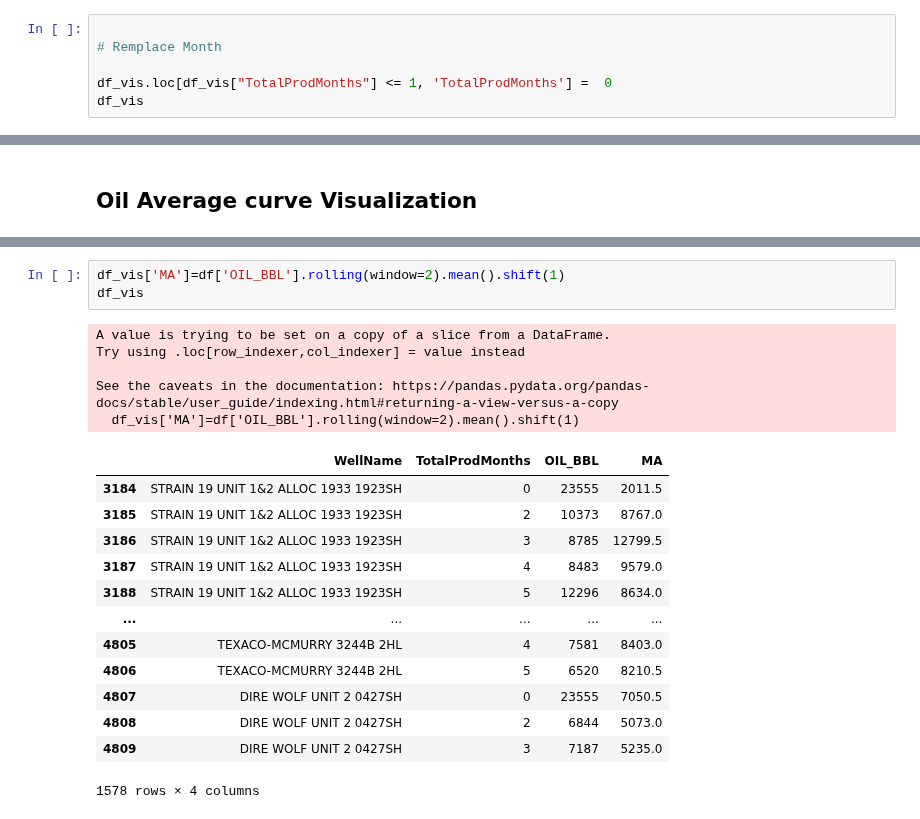
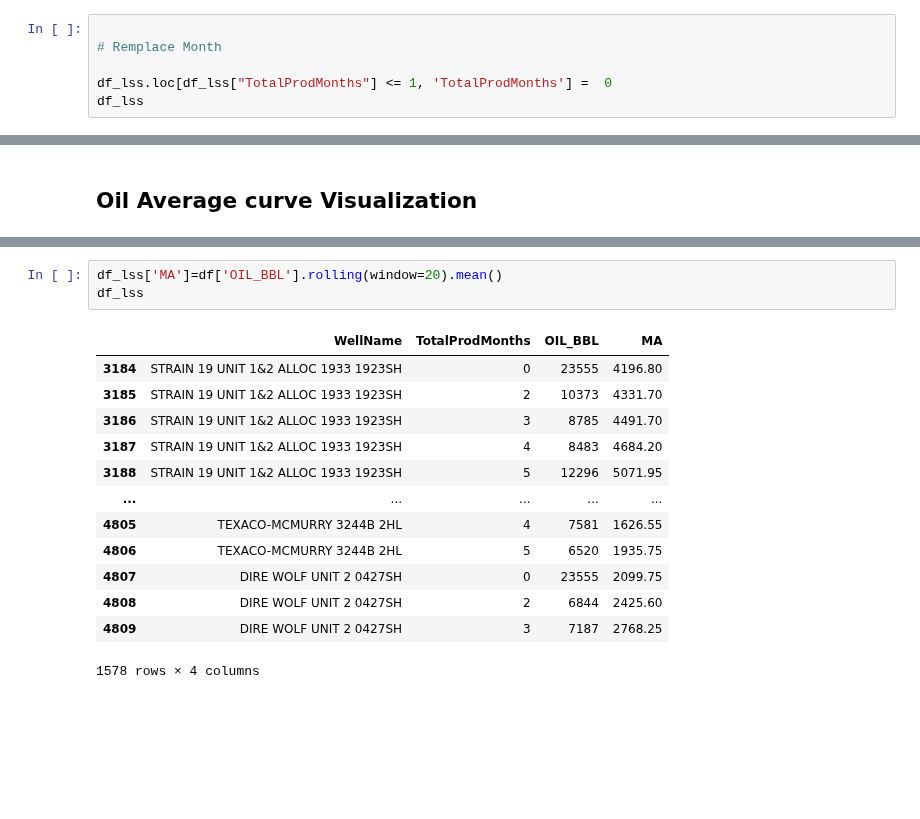
Before and after one commit to dasxgo/rocket-app, a Jupyter notebook: tap_rock_shlitz.ipynb, the cells around one changed output, grey strips where cells are left out. Drawn from its saved outputs; the diff is of its cells as text; blank space fills up the shorter version.

```diff
--- a/tap_rock_shlitz.ipynb
+++ b/tap_rock_shlitz.ipynb
@@ -246,8 +248,8 @@ df_vis
 
 # Remplace Month
 
-df_vis.loc[df_vis["TotalProdMonths"] <= 1, 'TotalProdMonths'] =  0
-df_vis
+df_lss.loc[df_lss["TotalProdMonths"] <= 1, 'TotalProdMonths'] =  0
+df_lss
 # %% [output]
 |  | WellName | TotalProdMonths | OIL_BBL |
 | 3184 | STRAIN 19 UNIT 1&2 ALLOC 1933 1923SH | 0 | 23555 |
@@ -303,22 +305,17 @@ df_vis
 # %%
-df_vis['MA']=df['OIL_BBL'].rolling(window=2).mean().shift(1)
-df_vis
+df_lss['MA']=df['OIL_BBL'].rolling(window=20).mean()
+df_lss
 # %% [output]
+|  | WellName | TotalProdMonths | OIL_BBL | MA |
+| 3184 | STRAIN 19 UNIT 1&2 ALLOC 1933 1923SH | 0 | 23555 | 4196.80 |
+| 3185 | STRAIN 19 UNIT 1&2 ALLOC 1933 1923SH | 2 | 10373 | 4331.70 |
+| 3186 | STRAIN 19 UNIT 1&2 ALLOC 1933 1923SH | 3 | 8785 | 4491.70 |
+| 3187 | STRAIN 19 UNIT 1&2 ALLOC 1933 1923SH | 4 | 8483 | 4684.20 |
+| 3188 | STRAIN 19 UNIT 1&2 ALLOC 1933 1923SH | 5 | 12296 | 5071.95 |
+| ... | ... | ... | ... | ... |
+| 4805 | TEXACO-MCMURRY 3244B 2HL | 4 | 7581 | 1626.55 |
+| 4806 | TEXACO-MCMURRY 3244B 2HL | 5 | 6520 | 1935.75 |
+| 4807 | DIRE WOLF UNIT 2 0427SH | 0 | 23555 | 2099.75 |
+| 4808 | DIRE WOLF UNIT 2 0427SH | 2 | 6844 | 2425.60 |
+| 4809 | DIRE WOLF UNIT 2 0427SH | 3 | 7187 | 2768.25 |
-A value is trying to be set on a copy of a slice from a DataFrame.
-Try using .loc[row_indexer,col_indexer] = value instead
-
-See the caveats in the documentation: https://pandas.pydata.org/pandas-docs/stable/user_guide/indexing.html#returning-a-view-versus-a-copy
-  df_vis['MA']=df['OIL_BBL'].rolling(window=2).mean().shift(1)
+1578 rows × 4 columns
-|  | WellName | TotalProdMonths | OIL_BBL | MA |
-| 3184 | STRAIN 19 UNIT 1&2 ALLOC 1933 1923SH | 0 | 23555 | 2011.5 |
-| 3185 | STRAIN 19 UNIT 1&2 ALLOC 1933 1923SH | 2 | 10373 | 8767.0 |
-| 3186 | STRAIN 19 UNIT 1&2 ALLOC 1933 1923SH | 3 | 8785 | 12799.5 |
-| 3187 | STRAIN 19 UNIT 1&2 ALLOC 1933 1923SH | 4 | 8483 | 9579.0 |
-| 3188 | STRAIN 19 UNIT 1&2 ALLOC 1933 1923SH | 5 | 12296 | 8634.0 |
-| ... | ... | ... | ... | ... |
-| 4805 | TEXACO-MCMURRY 3244B 2HL | 4 | 7581 | 8403.0 |
-| 4806 | TEXACO-MCMURRY 3244B 2HL | 5 | 6520 | 8210.5 |
-| 4807 | DIRE WOLF UNIT 2 0427SH | 0 | 23555 | 7050.5 |
-| 4808 | DIRE WOLF UNIT 2 0427SH | 2 | 6844 | 5073.0 |
-| 4809 | DIRE WOLF UNIT 2 0427SH | 3 | 7187 | 5235.0 |
-1578 rows × 4 columns
```
Also changed, not shown: parts of 10 cells of this notebook.
